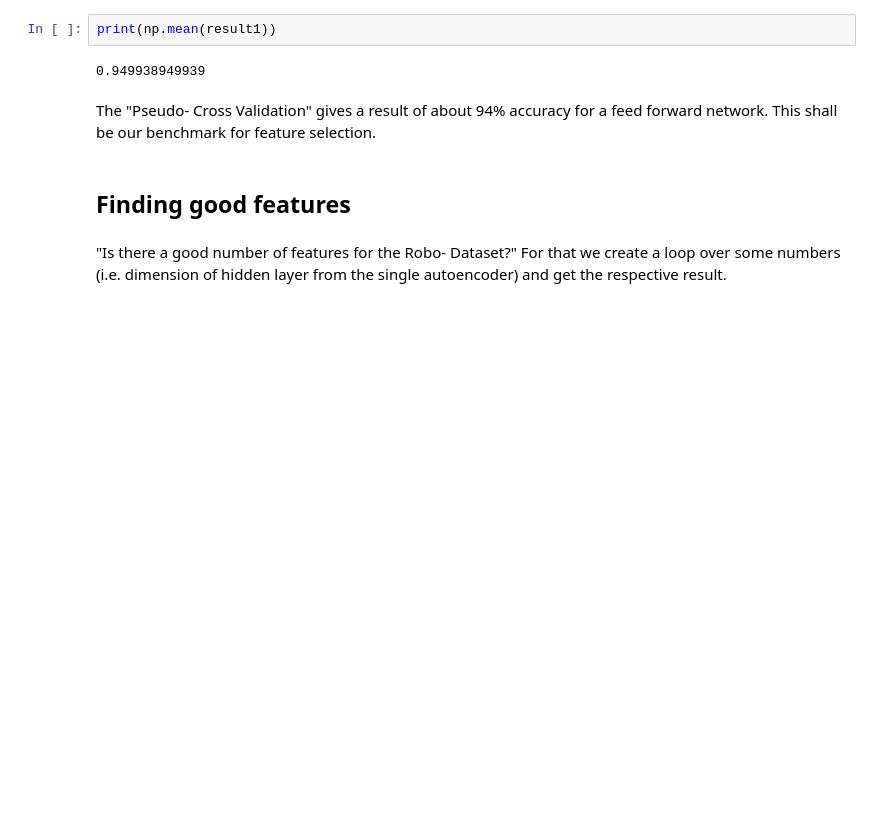
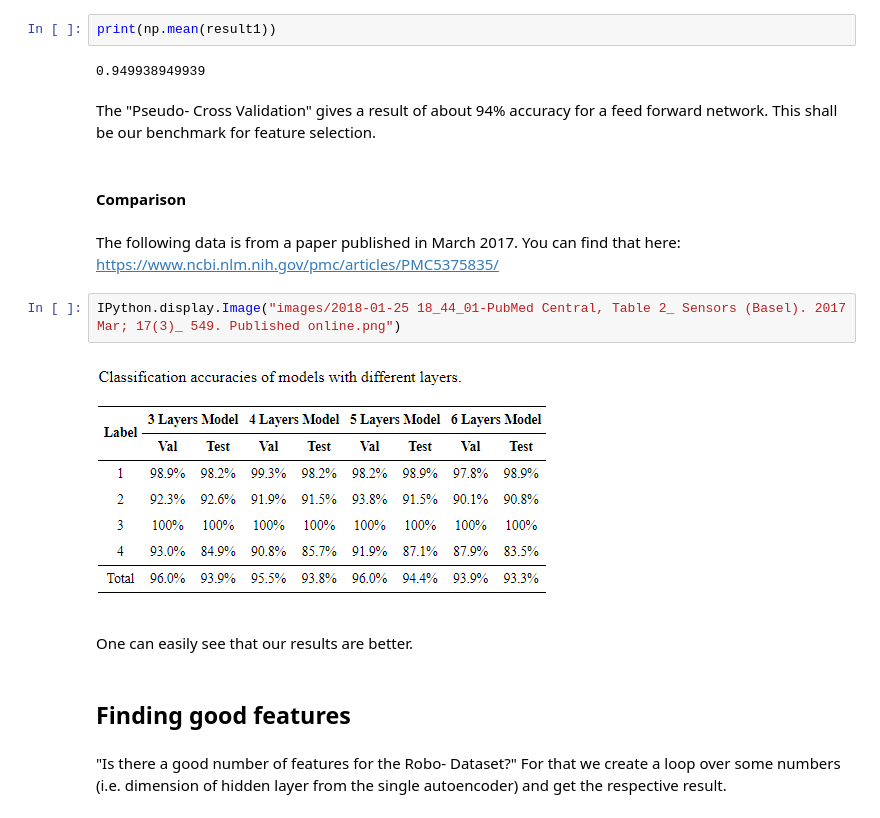
Before and after one commit to philippgrafendorfe/stackedautoencoders, a Jupyter notebook: ROBO_Autoencoder.ipynb, the cells around one changed output. Drawn from its saved outputs; the diff is of its cells as text; blank space fills up the shorter version.

```diff
--- a/ROBO_Autoencoder.ipynb
+++ b/ROBO_Autoencoder.ipynb
@@ -237,6 +215,16 @@ print(np.mean(result1))
 0.949938949939
 # %% [markdown]
 The "Pseudo- Cross Validation" gives a result of about 94% accuracy for a feed forward network. This shall be our benchmark for feature selection.
+# %% [markdown]
+#### Comparison
+# %% [markdown]
+The following data is from a paper published in March 2017. You can find that here: https://www.ncbi.nlm.nih.gov/pmc/articles/PMC5375835/
+# %%
+IPython.display.Image("images/2018-01-25 18_44_01-PubMed Central, Table 2_ Sensors (Basel). 2017 Mar; 17(3)_ 549. Published online.png")
+# %% [output]
+[figure, added]
+# %% [markdown]
+One can easily see that our results are better.
 # %% [markdown]
 ## Finding good features
 # %% [markdown]
```
Also changed, not shown: parts of 7 cells of this notebook, 2 other files.
